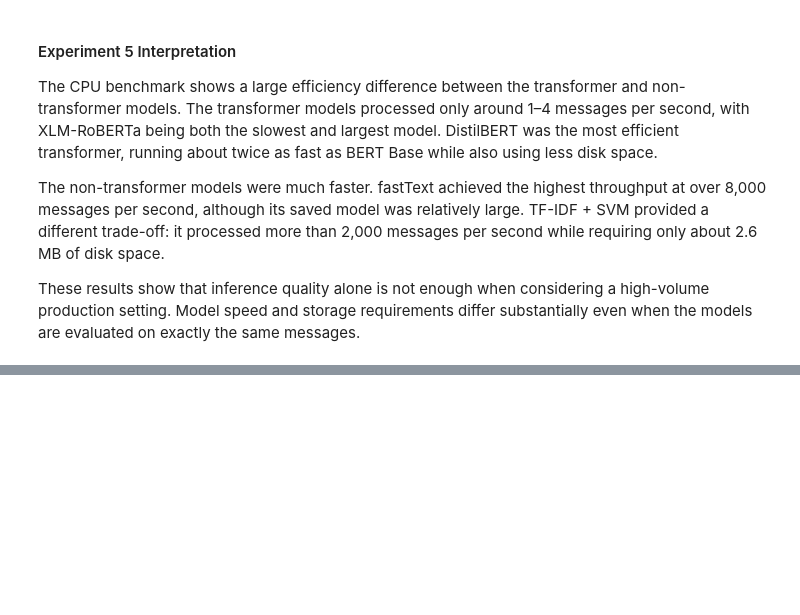
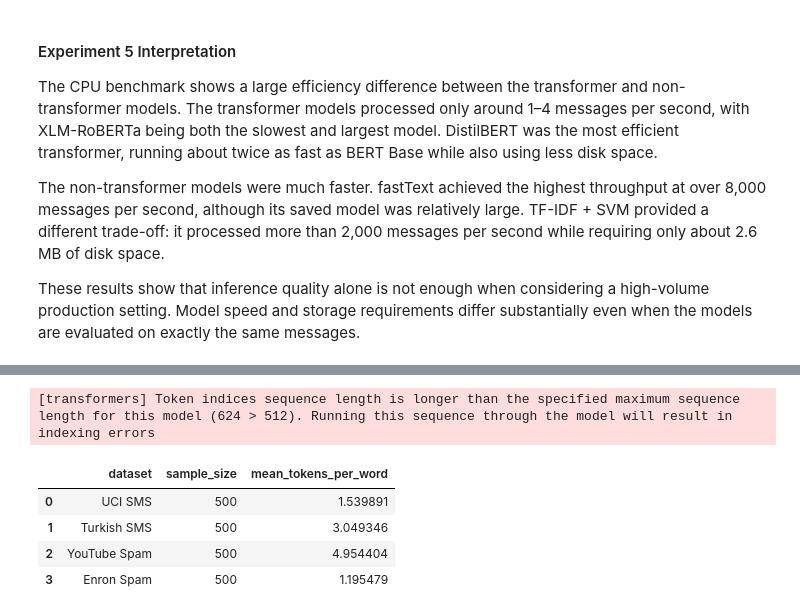
Before and after one commit to ddolapcioglu24/spam-detection, a Jupyter notebook: notebooks/spam_detection.ipynb, the cells around one changed output, grey strips where cells are left out. Cells and saved outputs as stored; diff of their text form; code cells hidden in the pictures; blank space fills up the shorter version.

```diff
--- a/notebooks/spam_detection.ipynb
+++ b/notebooks/spam_detection.ipynb
@@ -1842,0 +1860,61 @@ These results show that inference quality alone is not enough when considering a
+# %%
+from transformers import AutoTokenizer
+
+# Load the tokenizer used by BERT Base.
+bert_tokenizer = AutoTokenizer.from_pretrained(
+    "bert-base-uncased"
+)
+
+fragmentation_rows = []
+
+# Use the same sample size and random seed for each dataset.
+for dataset_name, df in datasets.items():
+    sample_df = df.sample(
+        n=min(500, len(df)),
+        random_state=42,
+    )
+
+    token_per_word_ratios = []
+
+    for text in sample_df["text"]:
+        text = str(text)
+
+        word_count = len(text.split())
+
+        if word_count == 0:
+            continue
+
+        token_count = len(
+            bert_tokenizer.encode(
+                text,
+                add_special_tokens=False,
+                truncation=False,
+            )
+        )
+
+        token_per_word_ratios.append(
+            token_count / word_count
+        )
+
+    fragmentation_rows.append(
+        {
+            "dataset": dataset_name,
+            "sample_size": len(sample_df),
+            "mean_tokens_per_word": np.mean(
+                token_per_word_ratios
+            ),
+        }
+    )
+
+fragmentation_df = pd.DataFrame(
+    fragmentation_rows
+)
+
+fragmentation_df
+# %% [output]
+[transformers] Token indices sequence length is longer than the specified maximum sequence length for this model (624 > 512). Running this sequence through the model will result in indexing errors
+|  | dataset | sample_size | mean_tokens_per_word |
+| 0 | UCI SMS | 500 | 1.539891 |
+| 1 | Turkish SMS | 500 | 3.049346 |
+| 2 | YouTube Spam | 500 | 4.954404 |
+| 3 | Enron Spam | 500 | 1.195479 |
```
Also changed, not shown: parts of 33 cells of this notebook.
